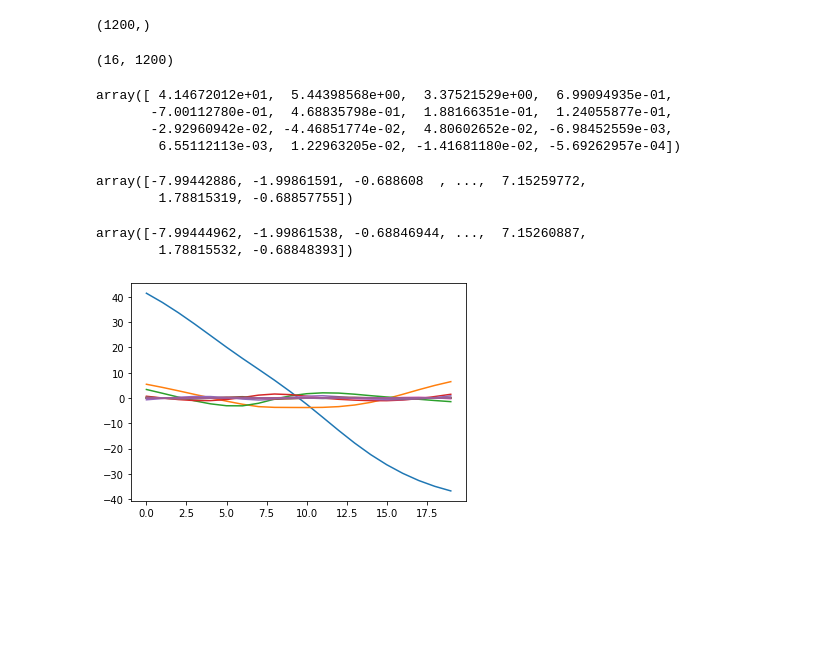
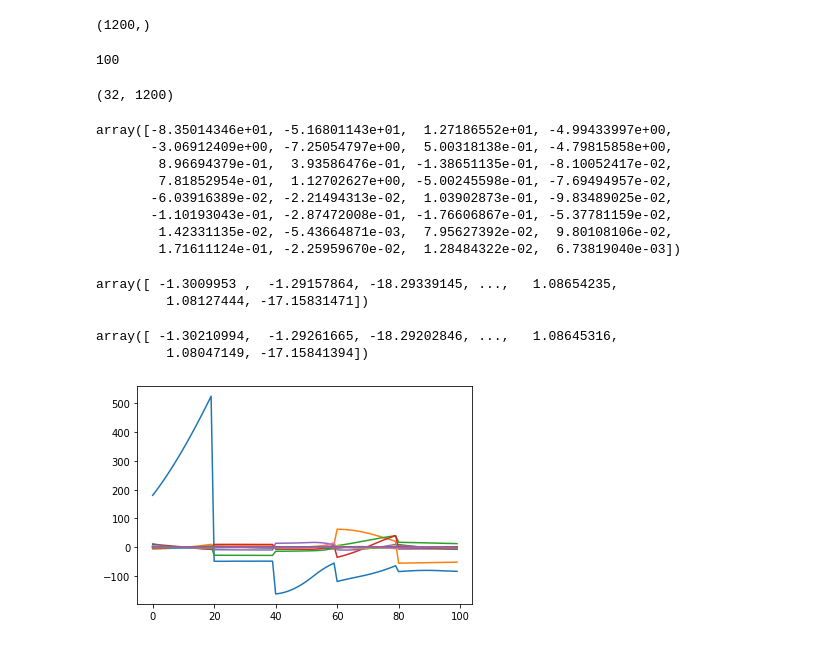
Before and after one commit to AnirudhSA/Cloth-Simulation, a Jupyter notebook: ML_project.ipynb, the cells around one changed output. Cells and saved outputs as stored; diff of their text form; code cells hidden in the pictures; blank space fills up the shorter version.

```diff
--- a/ML_project.ipynb
+++ b/ML_project.ipynb
@@ -14,6 +18,9 @@ df_x.head()
 # %%
 import matplotlib.pyplot as plt
 # %%
-frame = []
-for i in range(20):
-  frame.append(df_x[i*400:i*400+400])
+scene = []
+for j in range(5):
+  frame = []
+  for i in range(20):
+    frame.append(df_x[j*8000+i*400:j*8000+i*400+400])
+  scene.append(frame)
@@ -63,7 +83,9 @@ plot_frame(19)
 1.   We keep all the vertices for each frame in a single vector x(t) where t is the frame.
 2.   We make a matrix X combining all the x(t) into a single matrix.
 # %%
-for t in range(20):
-  frame[t] = frame[t].drop('Vertex ',axis=1)
-  frame[t] = frame[t].values.flatten()
+frame = scene
+for i in range(5):
+  for t in range(20):
+    frame[i][t] = frame[i][t].drop('Vertex ',axis=1)
+    frame[i][t] = frame[i][t].values.flatten()
 # %%
@@ -71,35 +93,48 @@ frame[0].shape
 # %% [output]
 (1200,)
+# %%
+allframes = []
+for i in range(5):
+  for t in range(20):
+    allframes.append(frame[i][t])
+# %%
+len(allframes)
+# %% [output]
+100
 # %%
 from sklearn.decomposition import PCA
-pca = PCA(n_components=16)
-principalComponents = pca.fit_transform(frame)
+pca = PCA(n_components=32)
+principalComponents = pca.fit_transform(allframes)
 # %%
 pca.components_.shape
 # %% [output]
-(16, 1200)
+(32, 1200)
 # %%
-principalComponents[0]
+principalComponents[99]
 # %% [output]
-array([ 4.14672012e+01,  5.44398568e+00,  3.37521529e+00,  6.99094935e-01,
-       -7.00112780e-01,  4.68835798e-01,  1.88166351e-01,  1.24055877e-01,
-       -2.92960942e-02, -4.46851774e-02,  4.80602652e-02, -6.98452559e-03,
-        6.55112113e-03,  1.22963205e-02, -1.41681180e-02, -5.69262957e-04])
+array([-8.35014346e+01, -5.16801143e+01,  1.27186552e+01, -4.99433997e+00,
+       -3.06912409e+00, -7.25054797e+00,  5.00318138e-01, -4.79815858e+00,
+        8.96694379e-01,  3.93586476e-01, -1.38651135e-01, -8.10052417e-02,
+        7.81852954e-01,  1.12702627e+00, -5.00245598e-01, -7.69494957e-02,
+       -6.03916389e-02, -2.21494313e-02,  1.03902873e-01, -9.83489025e-02,
+       -1.10193043e-01, -2.87472008e-01, -1.76606867e-01, -5.37781159e-02,
+        1.42331135e-02, -5.43664871e-03,  7.95627392e-02,  9.80108106e-02,
+        1.71611124e-01, -2.25959670e-02,  1.28484322e-02,  6.73819040e-03])
 # %%
 pca.inverse_transform(principalComponents[0])
 # %% [output]
-array([-7.99442886, -1.99861591, -0.688608  , ...,  7.15259772,
-        1.78815319, -0.68857755])
+array([ -1.3009953 ,  -1.29157864, -18.29339145, ...,   1.08654235,
+         1.08127444, -17.15831471])
 # %%
-frame[0]
+allframes[0]
 # %% [output]
-array([-7.99444962, -1.99861538, -0.68846944, ...,  7.15260887,
-        1.78815532, -0.68848393])
+array([ -1.30210994,  -1.29261665, -18.29202846, ...,   1.08645316,
+         1.08047149, -17.15841394])
 # %%
 for j in range(15):
-  plt.plot([i for i in range(20)], [principalComponents[i][j] for i in range(20)])
+  plt.plot([i for i in range(100)], [principalComponents[i][j] for i in range(100)])
 # %% [output]
-[figure, old version]
+[figure, new version]
 # %%
 from sklearn.linear_model import LinearRegression
 import numpy as np
```
Also changed, not shown: parts of 26 cells of this notebook.
